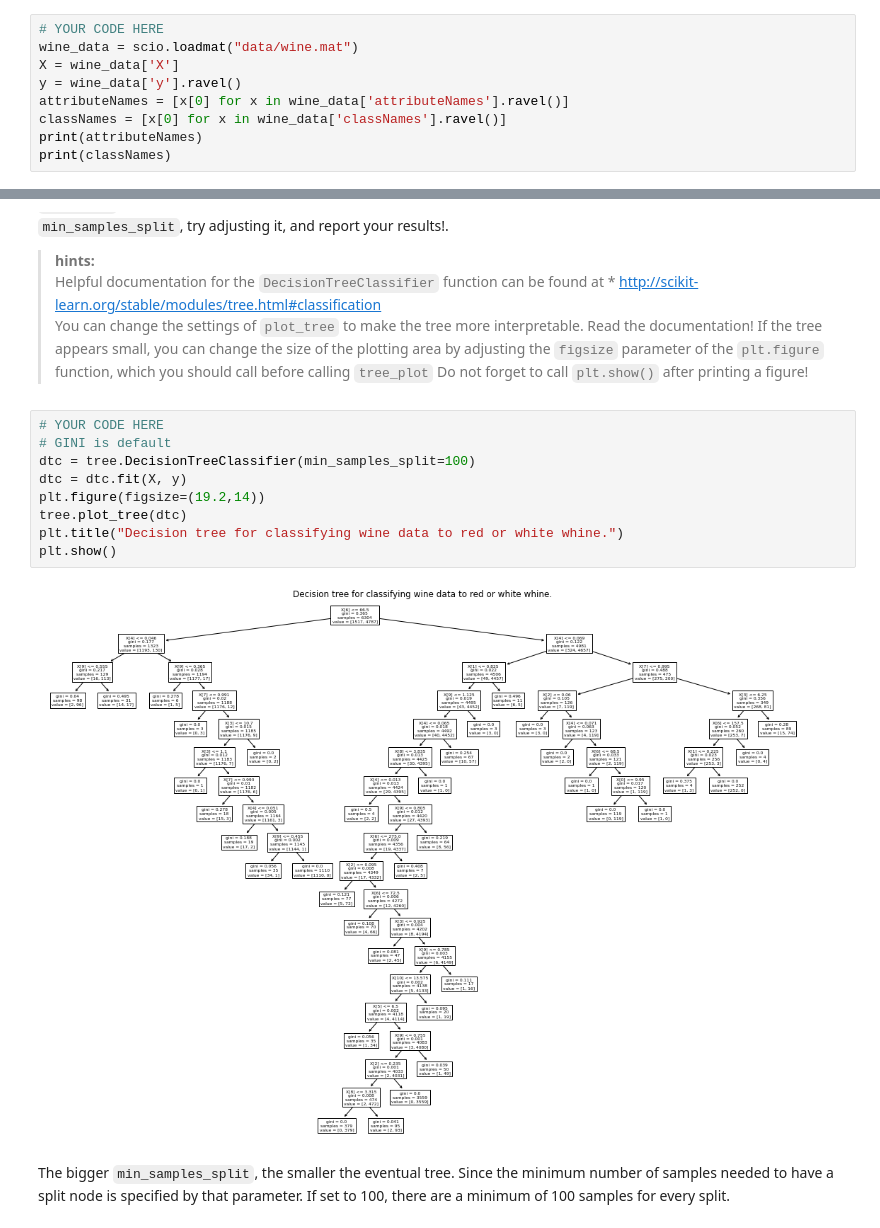
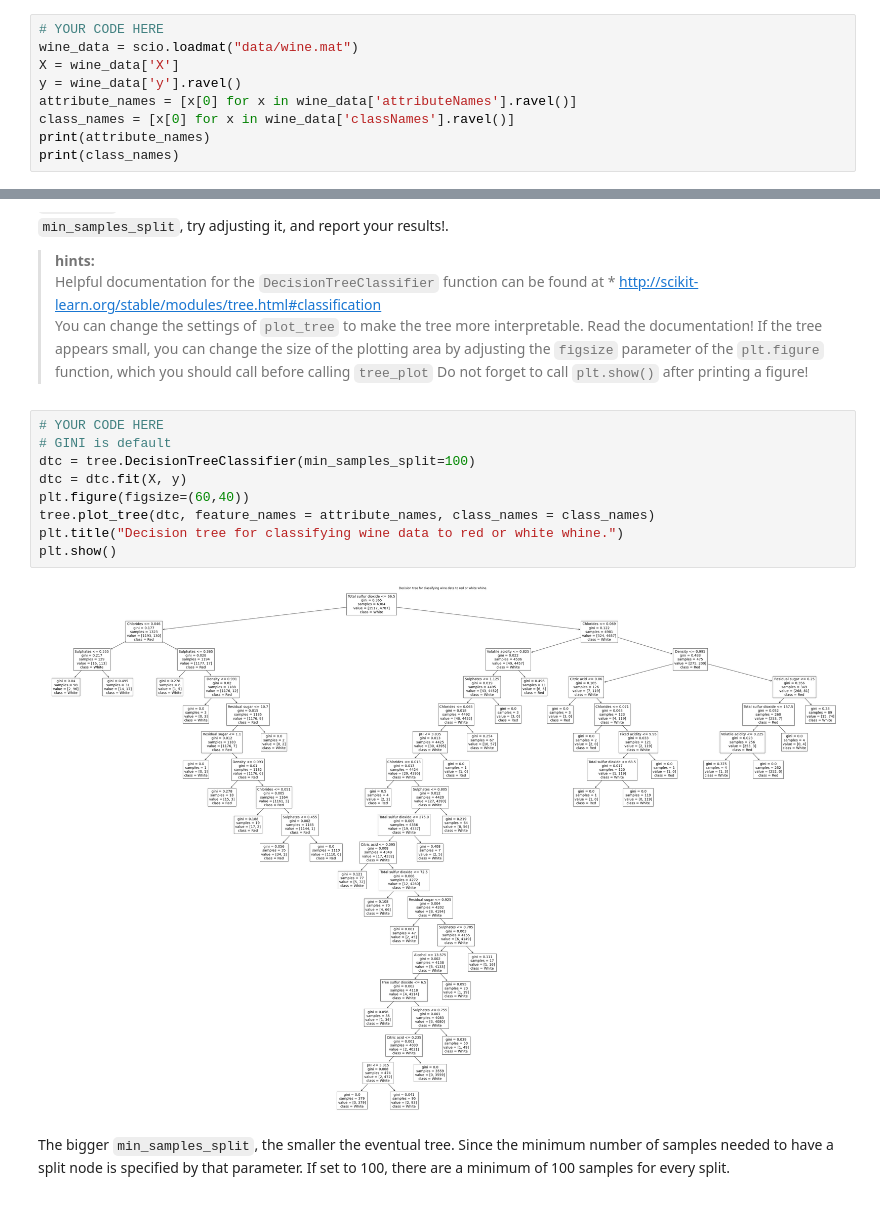
Before and after one commit to marisgg/data-mining, a Jupyter notebook: deliverables/3/MarisGalesloot_s4634098_KamielKunst_s1037679.ipynb, the cells around one changed output, grey strips where cells are left out. Cells and saved outputs as stored; diff of their text form.

```diff
--- a/deliverables/3/MarisGalesloot_s4634098_KamielKunst_s1037679.ipynb
+++ b/deliverables/3/MarisGalesloot_s4634098_KamielKunst_s1037679.ipynb
@@ -79,10 +79,10 @@ import matplotlib.pyplot as plt
 wine_data = scio.loadmat("data/wine.mat")
 X = wine_data['X']
 y = wine_data['y'].ravel()
-attributeNames = [x[0] for x in wine_data['attributeNames'].ravel()]
-classNames = [x[0] for x in wine_data['classNames'].ravel()]
-print(attributeNames)
-print(classNames)
+attribute_names = [x[0] for x in wine_data['attributeNames'].ravel()]
+class_names = [x[0] for x in wine_data['classNames'].ravel()]
+print(attribute_names)
+print(class_names)
 # %% [output]
 ['Fixed acidity', 'Volatile acidity', 'Citric acid', 'Residual sugar', 'Chlorides', 'Free sulfur dioxide', 'Total sulfur dioxide', 'Density', 'pH', 'Sulphates', 'Alcohol']
 ['Red', 'White']
@@ -106,14 +104,14 @@ Do not forget to call `plt.show()` after printing a figure!
 # %%
 # YOUR CODE HERE
 # GINI is default
 dtc = tree.DecisionTreeClassifier(min_samples_split=100)
 dtc = dtc.fit(X, y)
-plt.figure(figsize=(19.2,14))
-tree.plot_tree(dtc)
+plt.figure(figsize=(60,40))
+tree.plot_tree(dtc, feature_names = attribute_names, class_names = class_names)
 plt.title("Decision tree for classifying wine data to red or white whine.")
 plt.show()
 # %% [output]
-[figure, old version]
+[figure, new version]
 # %% [markdown]
 The bigger `min_samples_split`, the smaller the eventual tree. Since the minimum number of samples needed to have a split node is specified by that parameter. If set to 100, there are a minimum of 100 samples for every split.
 # %% [markdown]
```
Also changed, not shown: parts of 13 cells of this notebook, 1 other file.
